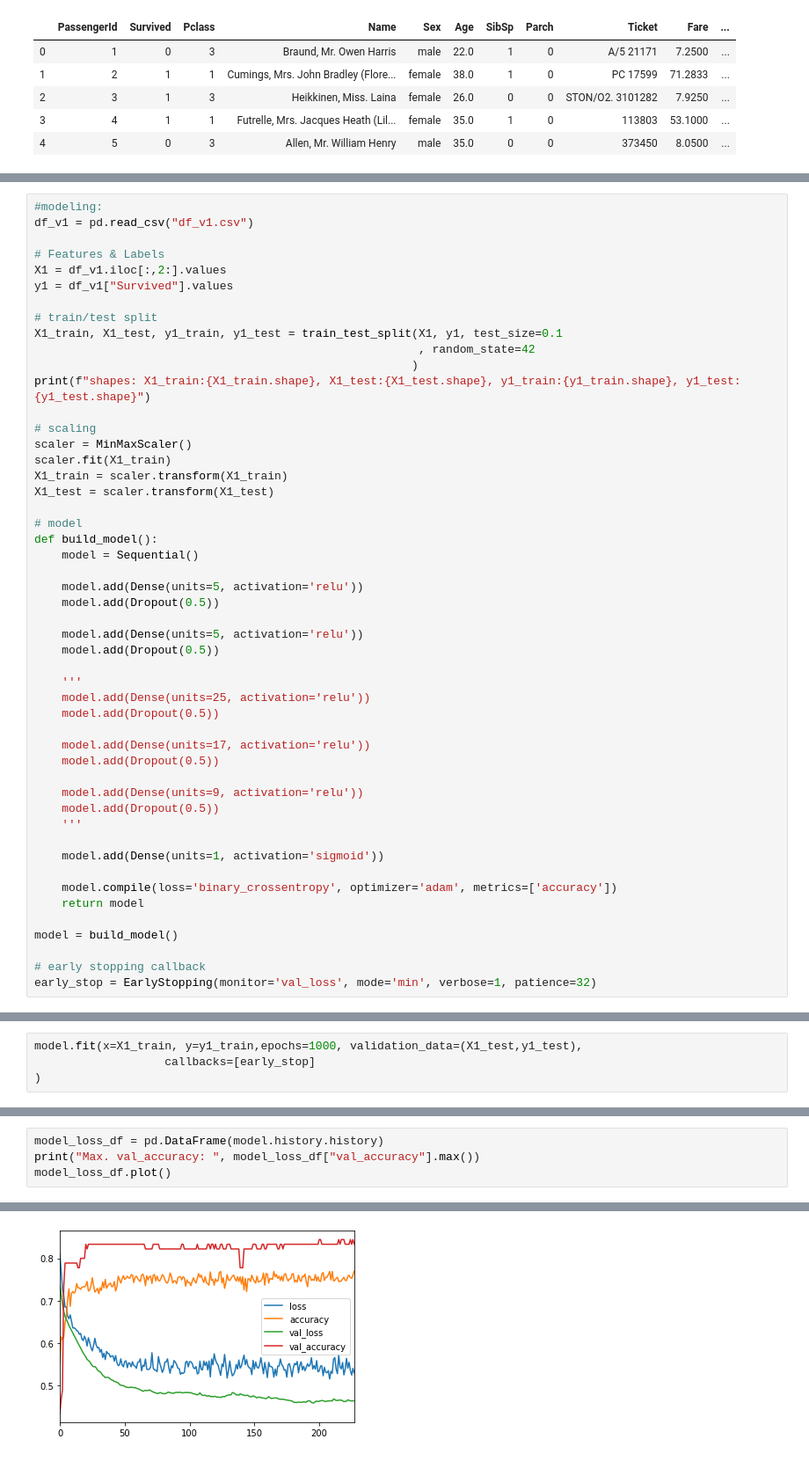
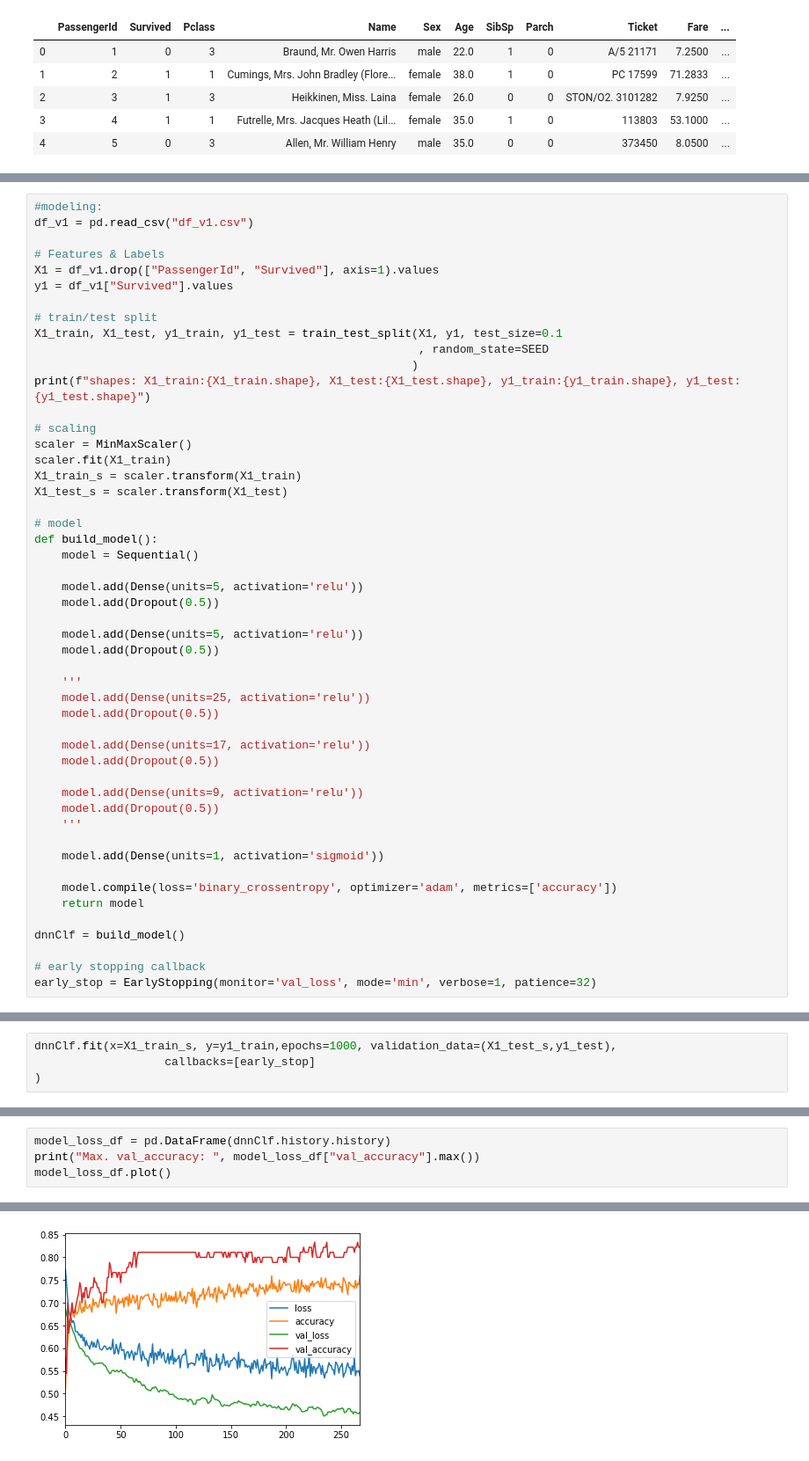
Before and after one commit to rezan21/Kaggle-Titanic-Competition, a Jupyter notebook: Titanic-notebook.ipynb, the cells around one changed output, grey strips where cells are left out. Shown at 88% size. Saved outputs shown, nothing was run; the diff lists cells and outputs as text.

```diff
--- a/Titanic-notebook.ipynb
+++ b/Titanic-notebook.ipynb
@@ -208,20 +202,20 @@ Dataset Shape: (891, 13)
 df_v1 = pd.read_csv("df_v1.csv")
 
 # Features & Labels
-X1 = df_v1.iloc[:,2:].values
+X1 = df_v1.drop(["PassengerId", "Survived"], axis=1).values
 y1 = df_v1["Survived"].values
 
 # train/test split
 X1_train, X1_test, y1_train, y1_test = train_test_split(X1, y1, test_size=0.1
-                                                        , random_state=42
+                                                        , random_state=SEED
                                                        )
 print(f"shapes: X1_train:{X1_train.shape}, X1_test:{X1_test.shape}, y1_train:{y1_train.shape}, y1_test:{y1_test.shape}")
 
 # scaling
 scaler = MinMaxScaler()
 scaler.fit(X1_train)
-X1_train = scaler.transform(X1_train)
-X1_test = scaler.transform(X1_test)
+X1_train_s = scaler.transform(X1_train)
+X1_test_s = scaler.transform(X1_test)
 
 # model
 def build_model():
@@ -249,7 +243,7 @@ def build_model():
     model.compile(loss='binary_crossentropy', optimizer='adam', metrics=['accuracy'])
     return model
 
-model = build_model()
+dnnClf = build_model()
 
 # early stopping callback
 early_stop = EarlyStopping(monitor='val_loss', mode='min', verbose=1, patience=32)
@@ -258,5 +252,5 @@ shapes: X1_train:(801, 11), X1_test:(90, 11), y1_train:(801,), y1_test:(90,)
 # %%
-model.fit(x=X1_train, y=y1_train,epochs=1000, validation_data=(X1_test,y1_test),
+dnnClf.fit(x=X1_train_s, y=y1_train,epochs=1000, validation_data=(X1_test_s,y1_test),
                    callbacks=[early_stop]
 )
 # %% [output]
@@ -280,6 +274,6 @@ Epoch 00228: early stopping
 <tensorflow.python.keras.callbacks.History at 0x...>
 # %%
-model_loss_df = pd.DataFrame(model.history.history)
+model_loss_df = pd.DataFrame(dnnClf.history.history)
 print("Max. val_accuracy: ", model_loss_df["val_accuracy"].max())
 model_loss_df.plot()
 # %% [output]
@@ -287,2 +281,2 @@ Max. val_accuracy:  0.8444444537162781
 <matplotlib.axes._subplots.AxesSubplot at 0x...>
-[figure, old version]
+[figure, new version]
```
Also changed, not shown: parts of 19 cells of this notebook, 2 other files.
